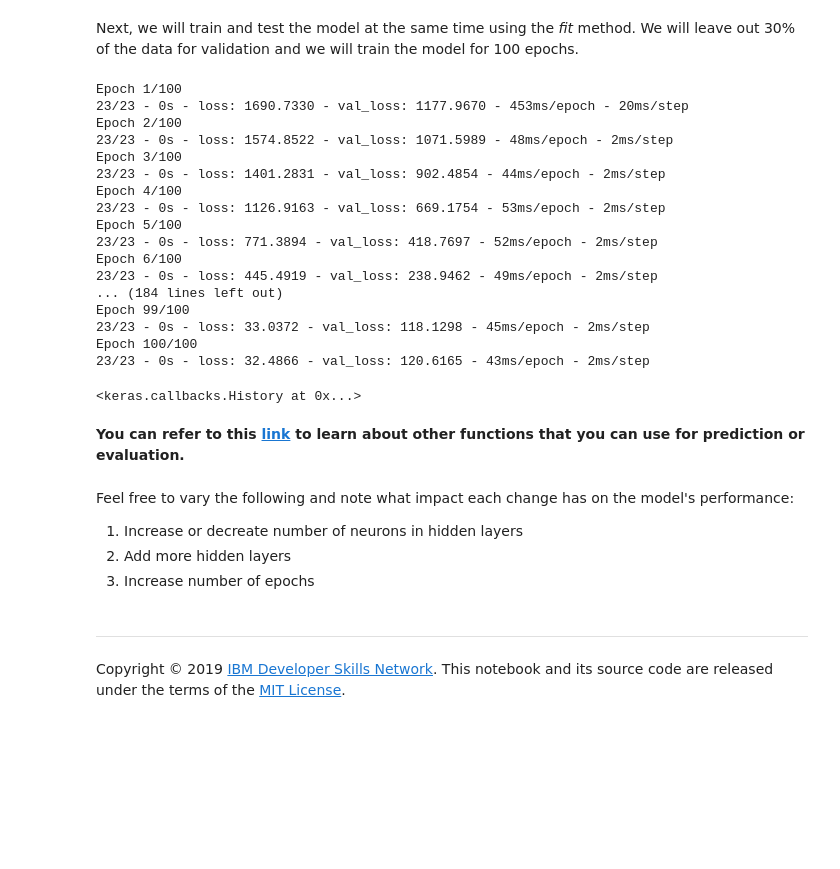
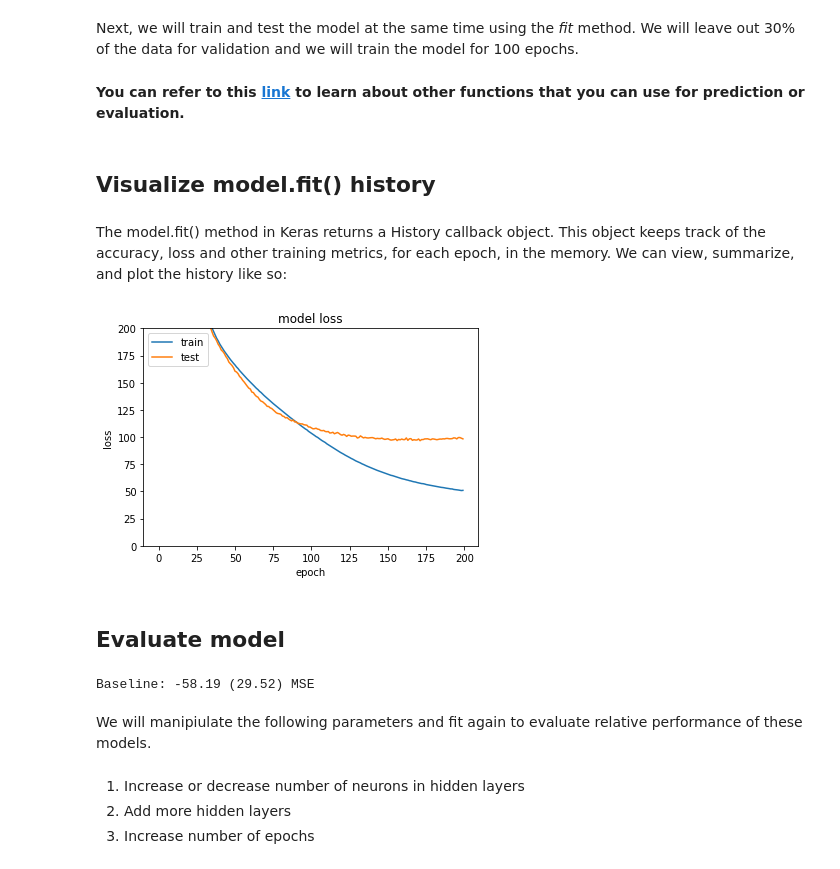
Before and after one commit to ip-biocode/IBM_coursera_capstone_project, a Jupyter notebook: DL0101EN-3-1-Regression-with-Keras-py-v1.0-Copy1.ipynb, the cells around one changed output. Saved outputs shown, nothing was run; the diff lists cells and outputs as text; code cells hidden in the pictures; blank space fills up the shorter version.

Commit message:
regression with one hidden layer

```diff
--- a/DL0101EN-3-1-Regression-with-Keras-py-v1.0-Copy1.ipynb
+++ b/DL0101EN-3-1-Regression-with-Keras-py-v1.0-Copy1.ipynb
@@ -208,8 +208,7 @@ Let's define a function that defines our regression model for us so that we can
 def regression_model():
     # create model
     model = Sequential()
-    model.add(Dense(50, activation='relu', input_shape=(n_cols,)))
-    model.add(Dense(50, activation='relu'))
+    model.add(Dense(40, activation='relu', input_shape=(n_cols,))) # one hidden layer
     model.add(Dense(1))
 
     # compile model
@@ -235,25 +231,10 @@ To enable them in other operations, rebuild TensorFlow with the appropriate comp
 Next, we will train and test the model at the same time using the *fit* method. We will leave out 30% of the data for validation and we will train the model for 100 epochs.
 # %%
 # fit the model
-model.fit(predictors_norm, target, validation_split=0.3, epochs=100, verbose=2)
+history = model.fit(predictors_norm, target, validation_split=0.3, epochs=200, verbose=0)
-# %% [output]
-Epoch 1/100
-23/23 - 0s - loss: 1690.7330 - val_loss: 1177.9670 - 453ms/epoch - 20ms/step
-Epoch 2/100
-23/23 - 0s - loss: 1574.8522 - val_loss: 1071.5989 - 48ms/epoch - 2ms/step
-Epoch 3/100
-23/23 - 0s - loss: 1401.2831 - val_loss: 902.4854 - 44ms/epoch - 2ms/step
-Epoch 4/100
-23/23 - 0s - loss: 1126.9163 - val_loss: 669.1754 - 53ms/epoch - 2ms/step
-Epoch 5/100
-23/23 - 0s - loss: 771.3894 - val_loss: 418.7697 - 52ms/epoch - 2ms/step
-Epoch 6/100
-23/23 - 0s - loss: 445.4919 - val_loss: 238.9462 - 49ms/epoch - 2ms/step
-... (184 lines left out)
-Epoch 99/100
-23/23 - 0s - loss: 33.0372 - val_loss: 118.1298 - 45ms/epoch - 2ms/step
-Epoch 100/100
-23/23 - 0s - loss: 32.4866 - val_loss: 120.6165 - 43ms/epoch - 2ms/step
-<keras.callbacks.History at 0x...>
 # %% [markdown]
 <strong>You can refer to this [link](https://keras.io/models/sequential/?utm_medium=Exinfluencer&utm_source=Exinfluencer&utm_content=000026UJ&utm_term=10006555&utm_id=NA-SkillsNetwork-Channel-SkillsNetworkCoursesIBMDeveloperSkillsNetworkDL0101ENSkillsNetwork20718188-2021-01-01) to learn about other functions that you can use for prediction or evaluation.</strong>
+# %% [markdown]
+## Visualize model.fit() history
+# %% [markdown]
+The model.fit() method in Keras returns a History callback object. This object keeps track of the accuracy, loss and other training metrics, for each epoch, in the memory. We can view, summarize, and plot the history like so:
@@ -260,10 +244,30 @@ Epoch 100/100
+# %%
+# summarize history for loss
+plt.plot(history.history['loss'])
+plt.plot(history.history['val_loss'])
+plt.title('model loss')
+plt.ylabel('loss')
+plt.xlabel('epoch')
+plt.legend(['train', 'test'], loc='upper left')
+plt.ylim(0, 200)
+plt.show()
+# %% [output]
+[figure, added]
+# %% [markdown]
+## Evaluate model
+# %%
+estimator = KerasRegressor(build_fn=regression_model, epochs=100, batch_size=5, verbose=0)
+
+kfold = KFold(n_splits=10)
+
+results = cross_val_score(estimator, predictors_norm, target, cv=kfold)
+
+print("Baseline: %.2f (%.2f) MSE" % (results.mean(), results.std()))
+# %% [output]
+Baseline: -58.19 (29.52) MSE
+# %% [markdown]
+We will manipiulate the following parameters and fit again to evaluate relative performance of these models.
 # %% [markdown]
-Feel free to vary the following and note what impact each change has on the model's performance:
-
-1.  Increase or decreate number of neurons in hidden layers
+1.  Increase or decrease number of neurons in hidden layers
 2.  Add more hidden layers
 3.  Increase number of epochs
-# %% [markdown]
-<hr>
-
-Copyright © 2019 [IBM Developer Skills Network](https://cognitiveclass.ai/?utm_medium=dswb&utm_source=bducopyrightlink&utm_content=000026UJ&utm_term=10006555&utm_id=NA-SkillsNetwork-Channel-SkillsNetworkCoursesIBMDeveloperSkillsNetworkDL0101ENSkillsNetwork20718188-2021-01-01&utm_campaign=bdu). This notebook and its source code are released under the terms of the [MIT License](https://bigdatauniversity.com/mit-license/?utm_medium=Exinfluencer&utm_source=Exinfluencer&utm_content=000026UJ&utm_term=10006555&utm_id=NA-SkillsNetwork-Channel-SkillsNetworkCoursesIBMDeveloperSkillsNetworkDL0101ENSkillsNetwork20718188-2021-01-01).
```
Also changed, not shown: parts of 16 cells of this notebook.
